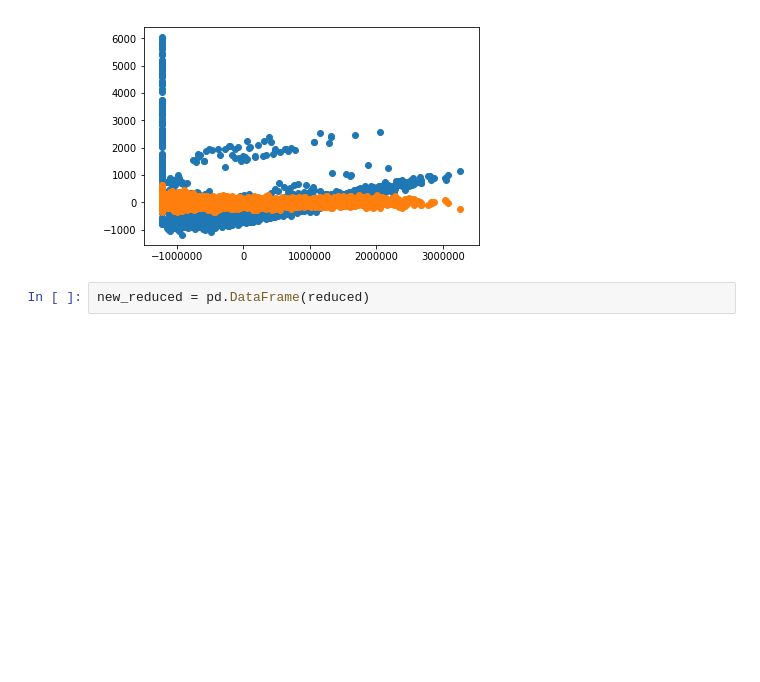
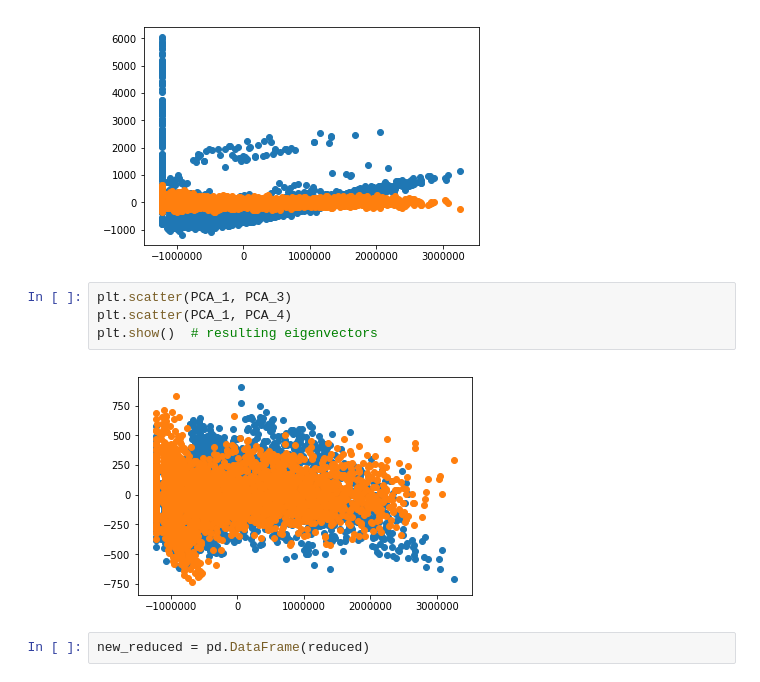
Before and after one commit to jgphillips77/BaseBall, a Jupyter notebook: ipynb/05-Features.ipynb, the cells around one changed output. Cells and saved outputs as stored; diff of their text form; blank space fills up the shorter version.

```diff
--- a/ipynb/05-Features.ipynb
+++ b/ipynb/05-Features.ipynb
@@ -266,6 +266,12 @@ plt.scatter(PCA_1, PCA_5)
 plt.show()  # resulting eigenvectors
 # %% [output]
 [figure]
+# %%
+plt.scatter(PCA_1, PCA_3)
+plt.scatter(PCA_1, PCA_4)
+plt.show()  # resulting eigenvectors
+# %% [output]
+[figure, added]
 # %%
 new_reduced = pd.DataFrame(reduced)
 # %%
```
Also changed, not shown: parts of 3 cells of this notebook, 3 other files.
